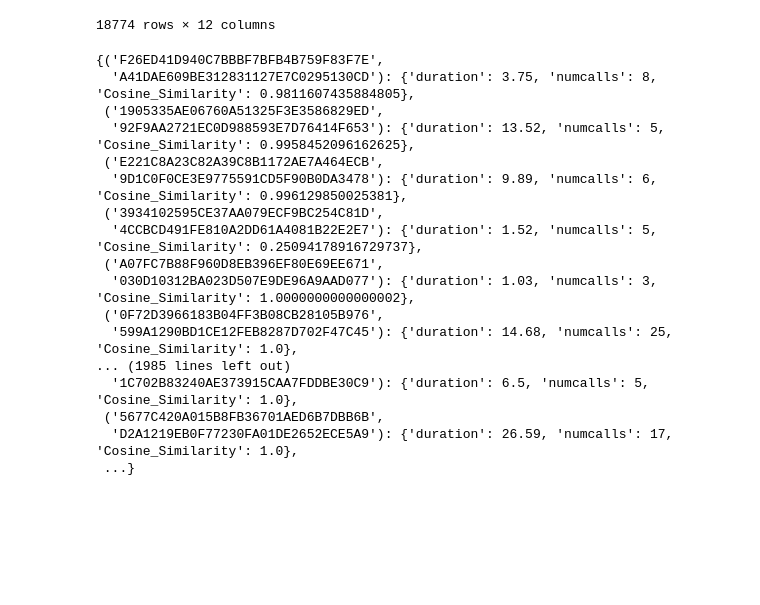
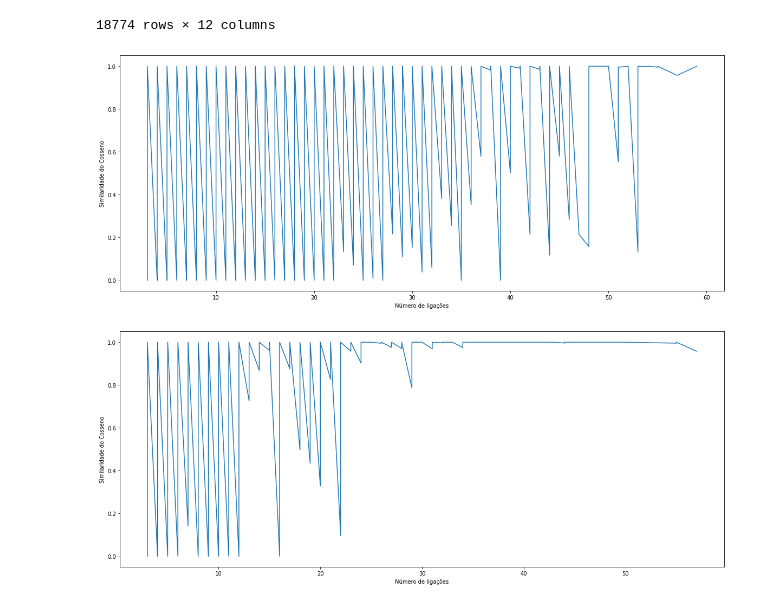
Before and after one commit to ghmc91/Projeto_Mestrado, a Jupyter notebook: Location_Matrix.ipynb, the cells around one changed output. Cells and saved outputs as stored; diff of their text form; code cells hidden in the pictures; blank space fills up the shorter version.

```diff
--- a/Location_Matrix.ipynb
+++ b/Location_Matrix.ipynb
@@ -145,11 +146,3 @@ trajectory_vector_2
 # %%
 file = open('/home/gustavo/Desktop/Mestrado/mestrado_dados/Arquivos_Pickle/dict_edges.pkl', 'rb')
 dict_edge = pickle.load(file)
-# %%
-to_remove_dict = {}
-for key in dict_edge.keys():
-    for k in key:
-        if k in trajectory_vector.index:
-            pass
-        else:
-            to_remove_dict[key] = dict_edge[key]
@@ -167,20 +168,30 @@ for key, value in zip(new_dict.keys(), new_dict.values()):
-# %%
-new_dict
-# %% [output]
-{('F26ED41D940C7BBBF7BFB4B759F83F7E',
-  'A41DAE609BE312831127E7C0295130CD'): {'duration': 3.75, 'numcalls': 8, 'Cosine_Similarity': 0.9811607435884805},
- ('1905335AE06760A51325F3E3586829ED',
-  '92F9AA2721EC0D988593E7D76414F653'): {'duration': 13.52, 'numcalls': 5, 'Cosine_Similarity': 0.9958452096162625},
- ('E221C8A23C82A39C8B1172AE7A464ECB',
-  '9D1C0F0CE3E9775591CD5F90B0DA3478'): {'duration': 9.89, 'numcalls': 6, 'Cosine_Similarity': 0.996129850025381},
- ('3934102595CE37AA079ECF9BC254C81D',
-  '4CCBCD491FE810A2DD61A4081B22E2E7'): {'duration': 1.52, 'numcalls': 5, 'Cosine_Similarity': 0.25094178916729737},
- ('A07FC7B88F960D8EB396EF80E69EE671',
-  '030D10312BA023D507E9DE96A9AAD077'): {'duration': 1.03, 'numcalls': 3, 'Cosine_Similarity': 1.0000000000000002},
- ('0F72D3966183B04FF3B08CB28105B976',
-  '599A1290BD1CE12FEB8287D702F47C45'): {'duration': 14.68, 'numcalls': 25, 'Cosine_Similarity': 1.0},
-... (1985 lines left out)
-  '1C702B83240AE373915CAA7FDDBE30C9'): {'duration': 6.5, 'numcalls': 5, 'Cosine_Similarity': 1.0},
- ('5677C420A015B8FB36701AED6B7DBB6B',
-  'D2A1219EB0F77230FA01DE2652ECE5A9'): {'duration': 26.59, 'numcalls': 17, 'Cosine_Similarity': 1.0},
- ...}
+# %%
+dt_geral = calculate_cosine_similarity(trajectory_vector, dict_edge)
+dt_2 = calculate_cosine_similarity(trajectory_vector_2, dict_edge)
+dt_3 = calculate_cosine_similarity(trajectory_vector_3, dict_edge)
+# %%
+def dict_to_dataframe(new_dict):
+    df_edges = pd.DataFrame.from_dict(new_dict, orient='index')
+    df_edges = df_edges.reset_index()
+    df_edges.rename(columns={'level_0': 'user_0', 'level_1': 'user_1'}, inplace=True)
+    df_edges = df_edges.sort_values(['numcalls', 'Cosine_Similarity'])
+    return df_edges
+# %%
+def plot_numcalls_similarity(df_edges):
+    fig, ax = plt.subplots(figsize=(20,8))
+    x = df_edges['numcalls'].to_numpy()
+    y = df_edges['Cosine_Similarity'].to_numpy()
+    plt.plot(x,y)
+    plt.xlabel('Número de ligações')
+    plt.ylabel('Similaridade do Cosseno')
+    plt.show()
+# %%
+df_geral = dict_to_dataframe(dt_geral)
+plot_numcalls_similarity(df_geral)
+# %% [output]
+[figure, added]
+# %%
+df_2 = dict_to_dataframe(dt_2)
+plot_numcalls_similarity(df_2)
+# %% [output]
+[figure, added]
```
Also changed, not shown: parts of 4 cells of this notebook, 10 other files.
